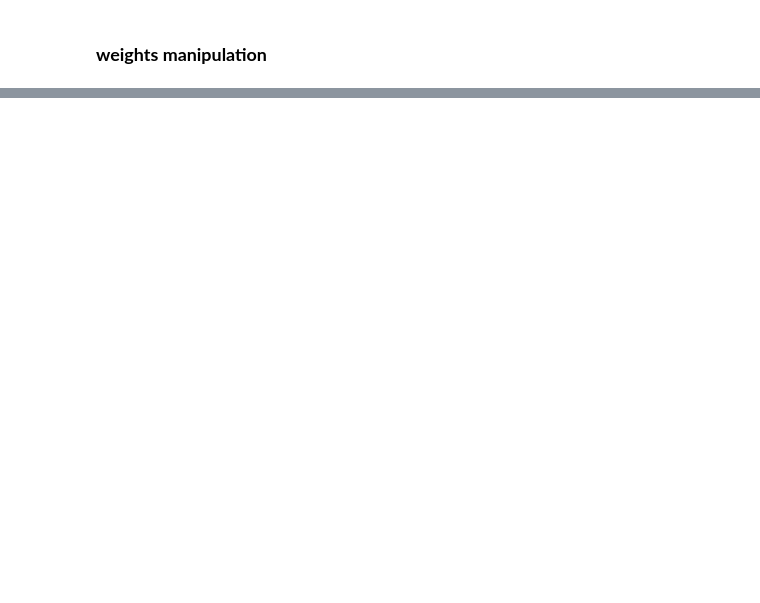
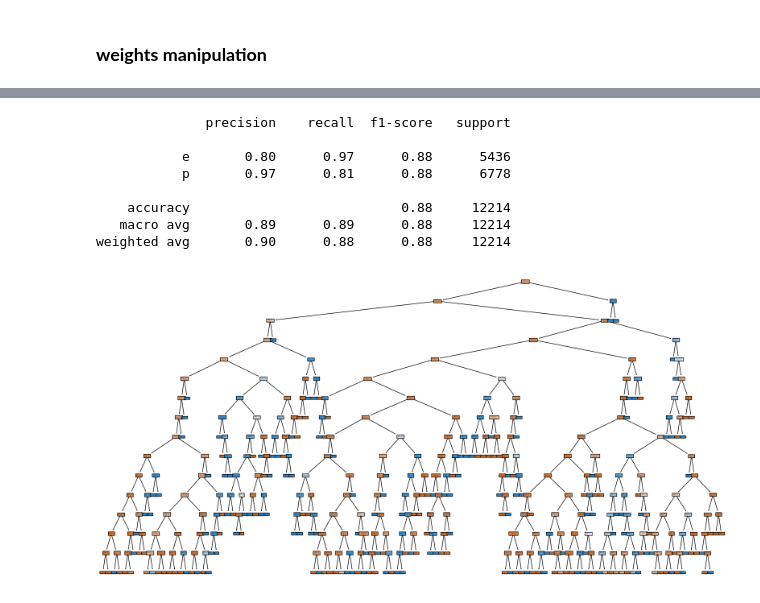
Before and after one commit to stethbo/ml-wust-ai, a Jupyter notebook: l3-decision-treas/l3-decision-treas.ipynb, the cells around one changed output, grey strips where cells are left out. Saved outputs shown, nothing was run; the diff lists cells and outputs as text; code cells hidden in the pictures; blank space fills up the shorter version.

```diff
--- a/l3-decision-treas/l3-decision-treas.ipynb
+++ b/l3-decision-treas/l3-decision-treas.ipynb
@@ -466,0 +455,28 @@ plt.show()
+# %%
+weighted_tree = DecisionTreeClassifier(
+    class_weight={"p": 0.2, "e": 0.8},
+    ccp_alpha=0,
+    criterion="entropy",
+    max_depth=15,
+    min_impurity_decrease=0.0,
+    min_samples_leaf=1,
+    min_samples_split=2,
+    min_weight_fraction_leaf=0.0,
+    splitter="best"
+)
+weighted_tree.fit(X_train_encoded, y_train)
+weighted_predictions = weighted_tree.predict(X_test_encoded)
+print(classification_report(y_test, weighted_predictions))
+plt.figure(figsize=(20, 10))
+plot_tree(weighted_tree, filled=True, feature_names=X_train_encoded.columns, class_names=best_model.classes_)
+plt.show()
+# %% [output]
+              precision    recall  f1-score   support
+
+           e       0.80      0.97      0.88      5436
+           p       0.97      0.81      0.88      6778
+
+    accuracy                           0.88     12214
+   macro avg       0.89      0.89      0.88     12214
+weighted avg       0.90      0.88      0.88     12214
+[figure, added]
```
Also changed, not shown: parts of 12 cells of this notebook, 2 other files.
